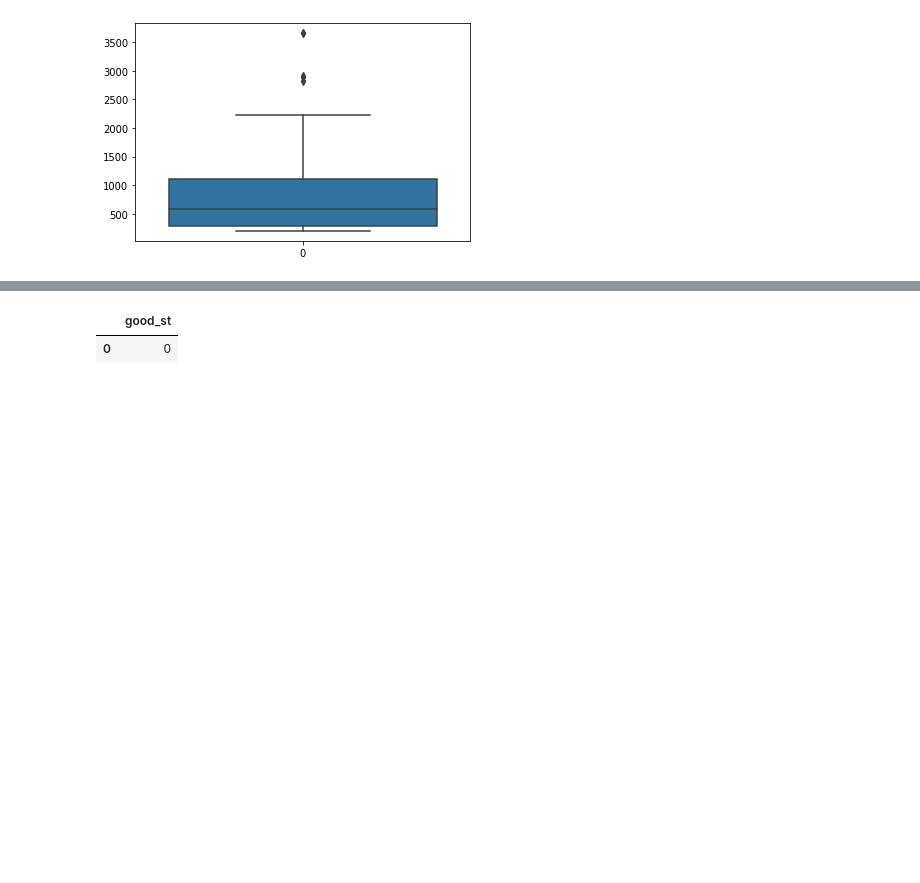
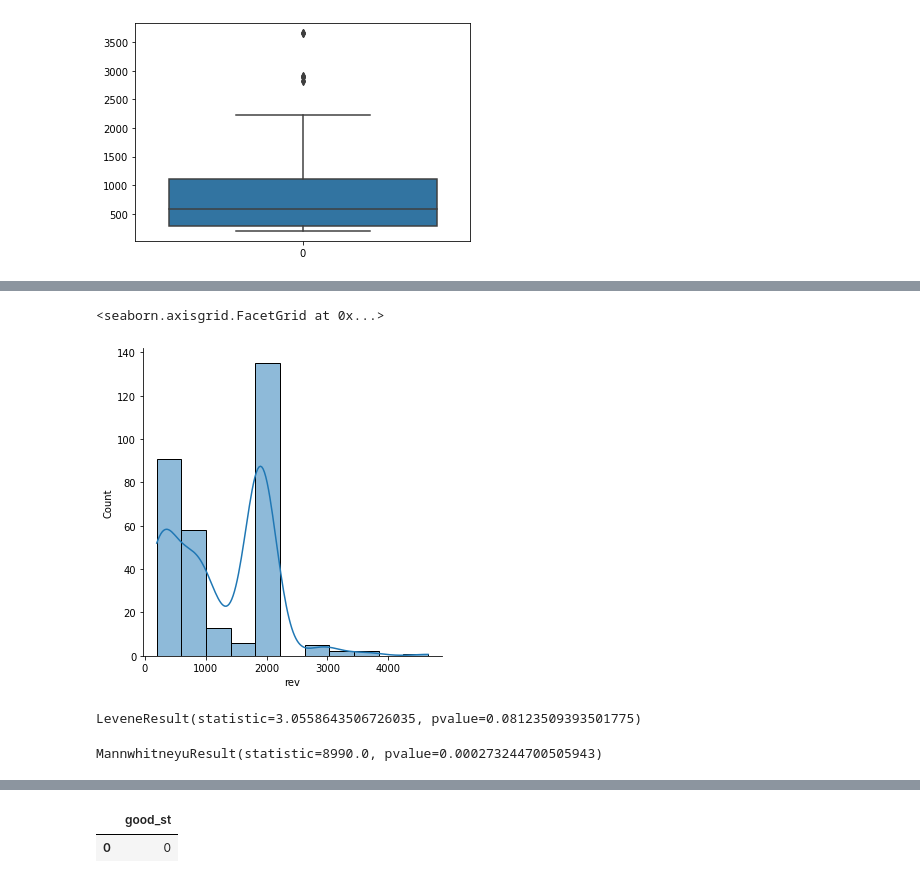
Before and after one commit to Callmewhateveryoulike/Karpov.courses-final-project, a Jupyter notebook: Final_project.ipynb, the cells around one changed output, grey strips where cells are left out. Saved outputs shown, nothing was run; the diff lists cells and outputs as text; code cells hidden in the pictures; blank space fills up the shorter version.

```diff
--- a/Final_project.ipynb
+++ b/Final_project.ipynb
@@ -219,0 +129,6 @@ MannwhitneyuResult(statistic=15301.5, pvalue=2.9795874499994477e-08)
+# %%
+sns.displot(x=group_B['rev'], kde=True)  # распределение данных в группе Б
+# по результатам теста и по графику видно, что распределение сильно отклоняется от нормального
+# %% [output]
+<seaborn.axisgrid.FacetGrid at 0x...>
+[figure, added]
@@ -219,0 +140,11 @@ MannwhitneyuResult(statistic=15301.5, pvalue=2.9795874499994477e-08)
+# %%
+st.levene(group_A['rev'], group_B['rev'])  # проверка на гомогенность дисперсии
+# дисперсии можно признать равными
+# %% [output]
+LeveneResult(statistic=3.0558643506726035, pvalue=0.08123509393501775)
+# %%
+# проведем непараметрический тест Манна-Уитни для АБ-теста (выбран, т.к. распределение выборок
+# не соответствует нормальному).
+st.mannwhitneyu(group_A['rev'], group_B['rev'])
+# %% [output]
+MannwhitneyuResult(statistic=8990.0, pvalue=0.000273244700505943)
```
Also changed, not shown: parts of 92 cells of this notebook.
